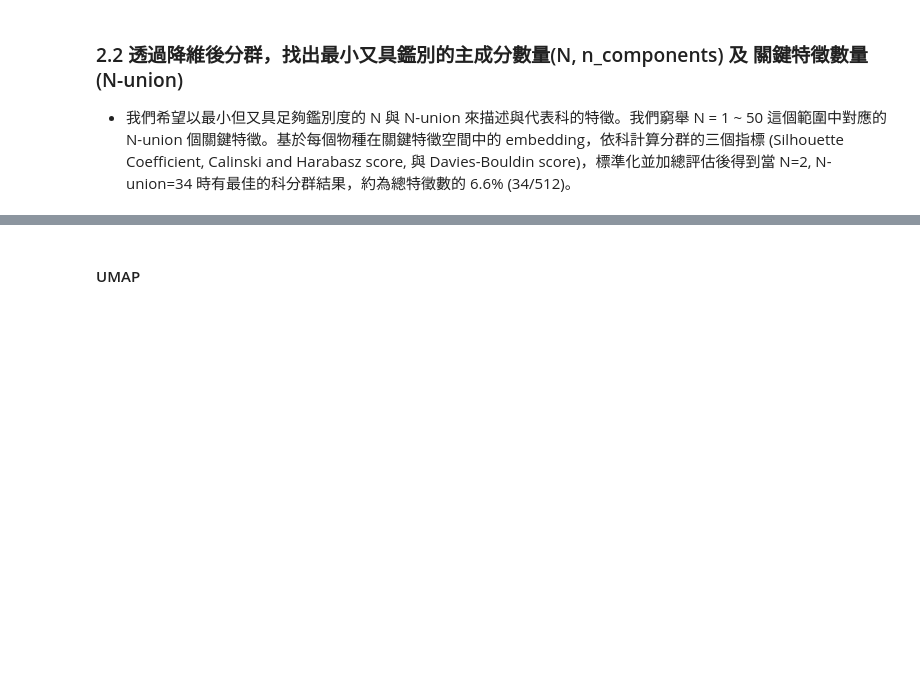
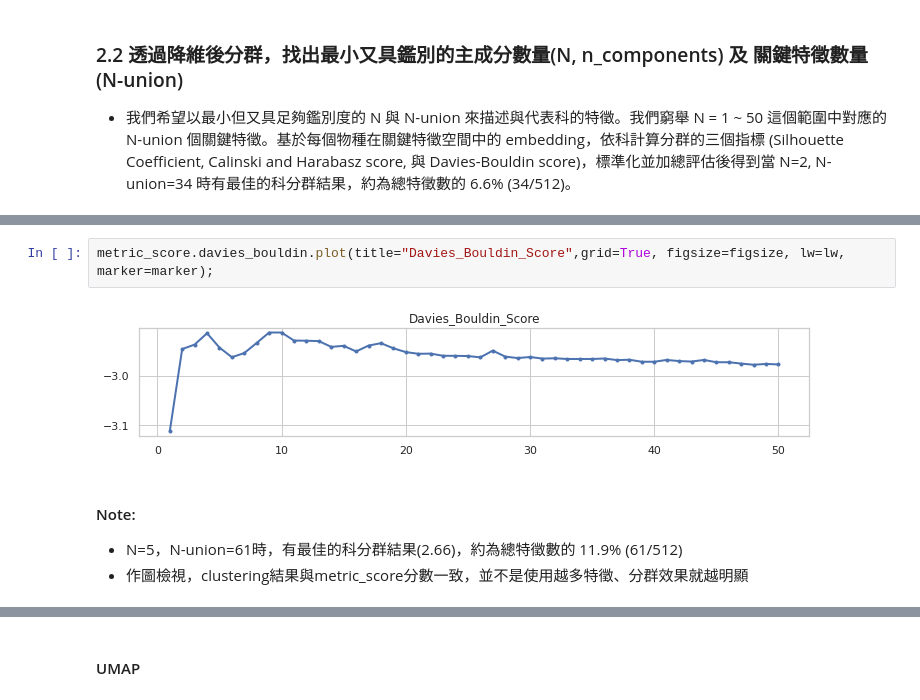
Before and after one commit to YunghuiHsu/Moth_Project, a Jupyter notebook: Autoencode/GetKeyFeatures.ipynb, the cells around one changed output, grey strips where cells are left out. Saved outputs shown, nothing was run; the diff lists cells and outputs as text; blank space fills up the shorter version.

```diff
--- a/Autoencode/GetKeyFeatures.ipynb
+++ b/Autoencode/GetKeyFeatures.ipynb
@@ -1139,0 +967,8 @@ print(pca.n_components_) # return 509
+# %%
+metric_score.davies_bouldin.plot(title="Davies_Bouldin_Score",grid=True, figsize=figsize, lw=lw, marker=marker);
+# %% [output]
+[figure, added]
+# %% [markdown]
+#### Note:
+- N=5，N-union=61時，有最佳的科分群結果(2.66)，約為總特徵數的 11.9% (61/512)
+- 作圖檢視，clustering結果與metric_score分數一致，並不是使用越多特徵、分群效果就越明顯
```
Also changed, not shown: parts of 117 cells of this notebook, 2 other files.
